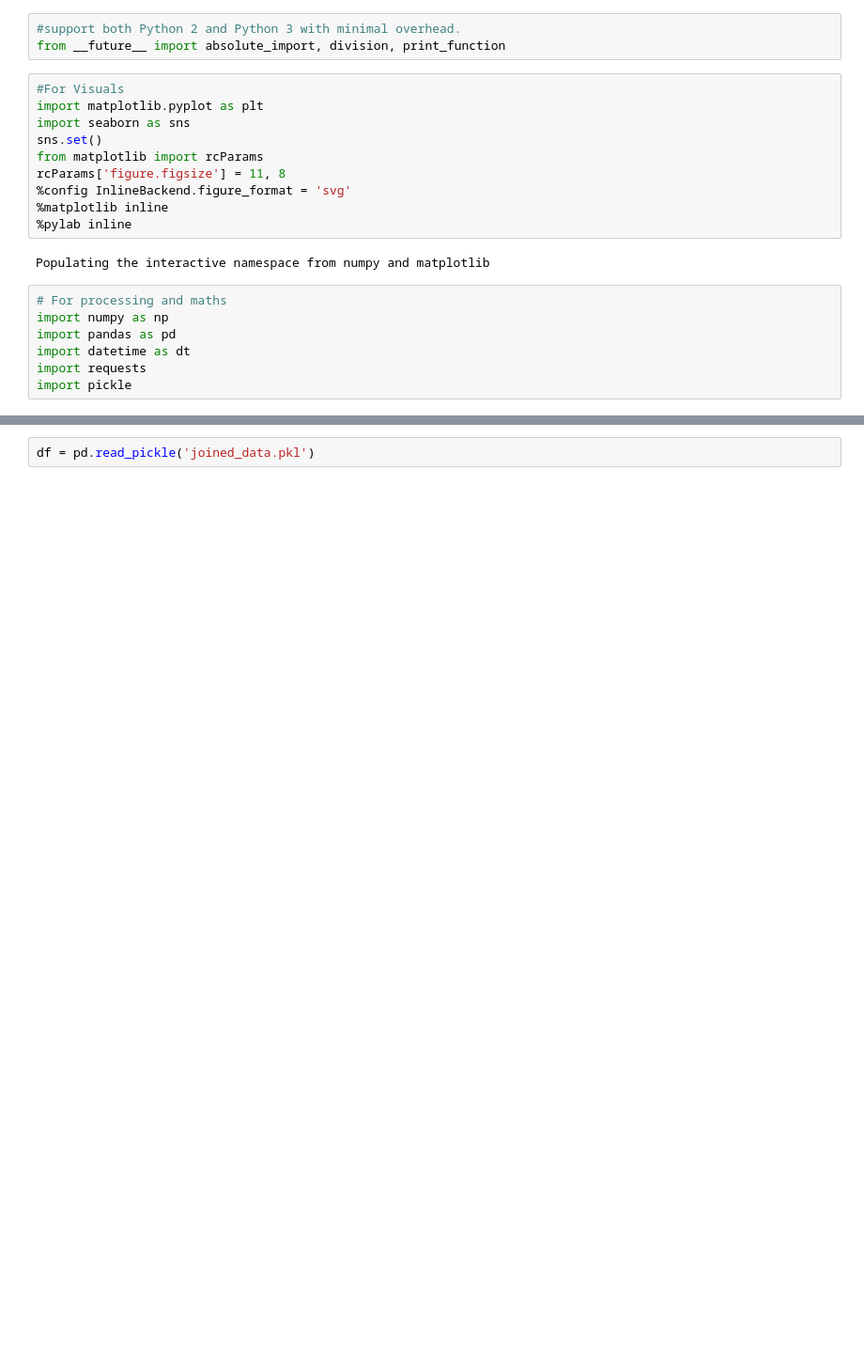
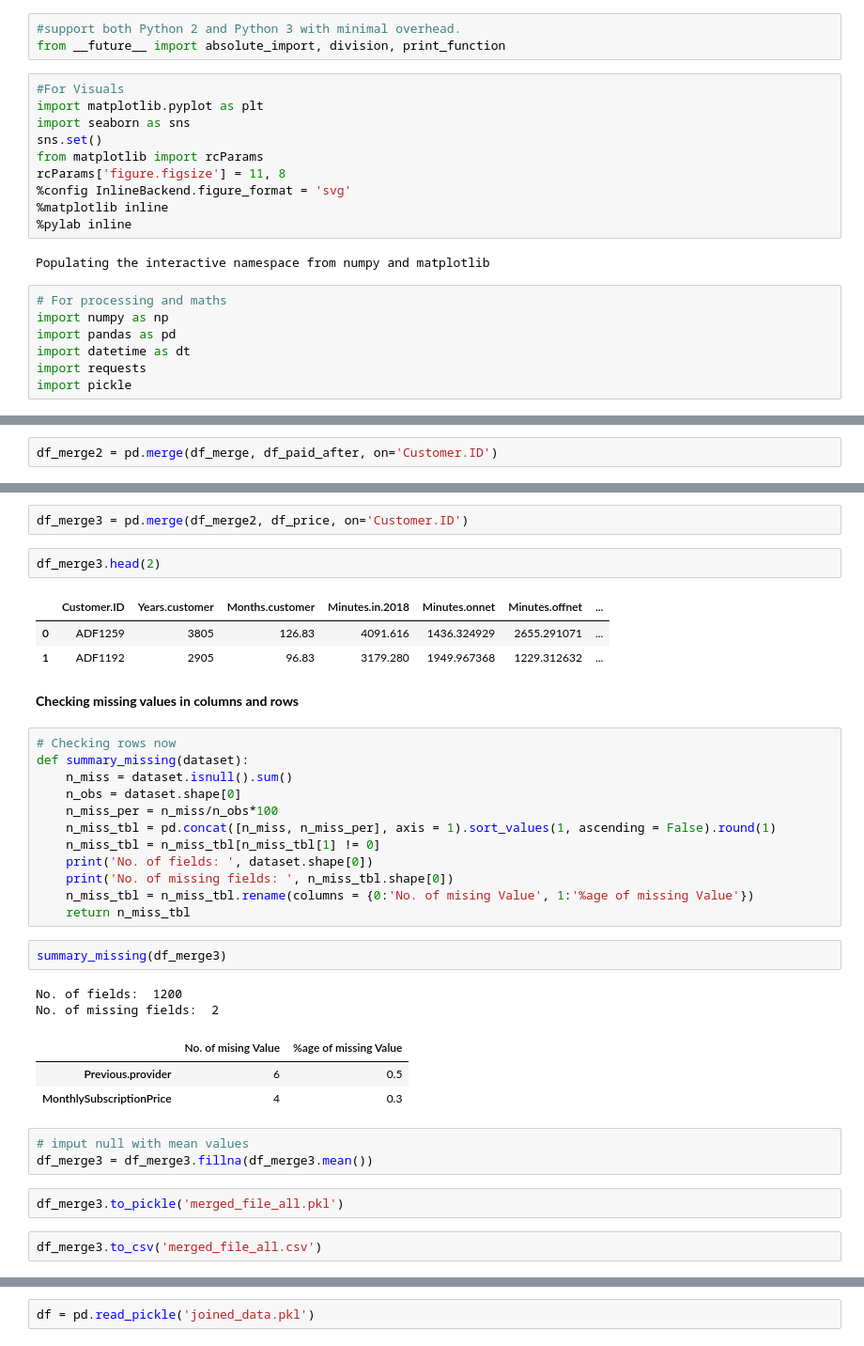
Before and after one commit to HassanSherwani/Telcom_Churn-End-End-Project-, a Jupyter notebook: EDA.ipynb, the cells around one changed output, grey strips where cells are left out. Shown at 94% size. Drawn from its saved outputs; the diff is of its cells as text; blank space fills up the shorter version.

```diff
--- a/EDA.ipynb
+++ b/EDA.ipynb
@@ -34,0 +143,2 @@ made from main file
+# %%
+df_merge2 = pd.merge(df_merge, df_paid_after, on='Customer.ID')
@@ -34,0 +151,37 @@ made from main file
+# %%
+df_merge3 = pd.merge(df_merge2, df_price, on='Customer.ID')
+# %%
+df_merge3.head(2)
+# %% [output]
+|  | Customer.ID | Years.customer | Months.customer | Minutes.in.2018 | Minutes.onnet | Minutes.offnet | ... |
+| 0 | ADF1259 | 3805 | 126.83 | 4091.616 | 1436.324929 | 2655.291071 | ... |
+| 1 | ADF1192 | 2905 | 96.83 | 3179.280 | 1949.967368 | 1229.312632 | ... |
+# %% [markdown]
+**Checking missing values in columns and rows**
+# %%
+# Checking rows now
+def summary_missing(dataset):
+    n_miss = dataset.isnull().sum()
+    n_obs = dataset.shape[0]
+    n_miss_per = n_miss/n_obs*100
+    n_miss_tbl = pd.concat([n_miss, n_miss_per], axis = 1).sort_values(1, ascending = False).round(1)
+    n_miss_tbl = n_miss_tbl[n_miss_tbl[1] != 0]
+    print('No. of fields: ', dataset.shape[0])
+    print('No. of missing fields: ', n_miss_tbl.shape[0])
+    n_miss_tbl = n_miss_tbl.rename(columns = {0:'No. of mising Value', 1:'%age of missing Value'})
+    return n_miss_tbl
+# %%
+summary_missing(df_merge3)
+# %% [output]
+No. of fields:  1200
+No. of missing fields:  2
+|  | No. of mising Value | %age of missing Value |
+| Previous.provider | 6 | 0.5 |
+| MonthlySubscriptionPrice | 4 | 0.3 |
+# %%
+# imput null with mean values
+df_merge3 = df_merge3.fillna(df_merge3.mean())
+# %%
+df_merge3.to_pickle('merged_file_all.pkl')
+# %%
+df_merge3.to_csv('merged_file_all.csv')
```
Also changed, not shown: parts of 31 cells of this notebook.
